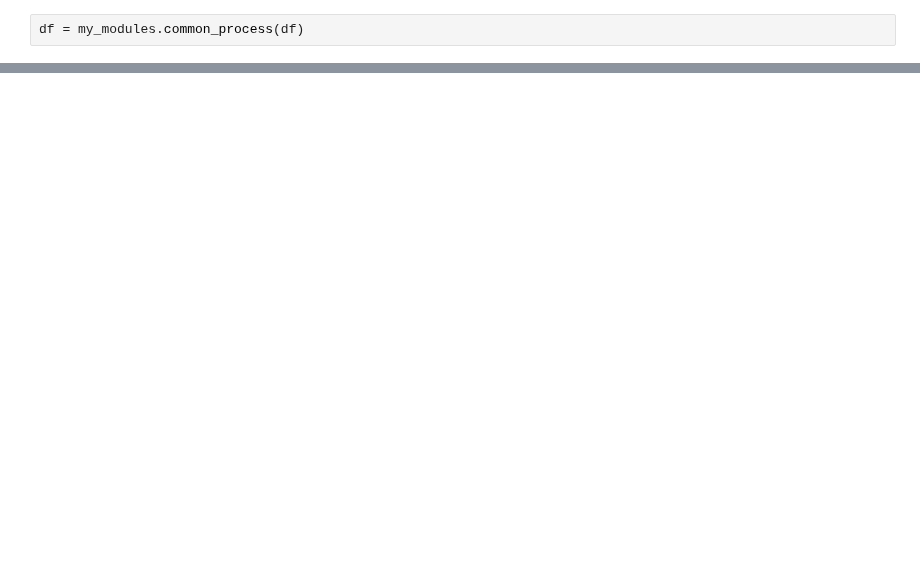
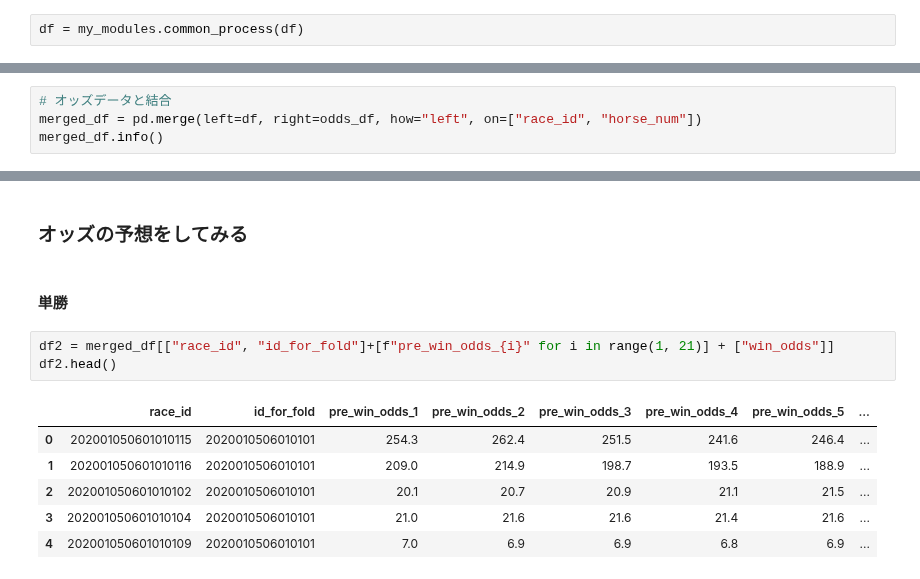
Before and after one commit to NaganagaKen/HORSE_RACING, a Jupyter notebook: Notebook/test.ipynb, the cells around one changed output, grey strips where cells are left out. Saved outputs shown, nothing was run; the diff lists cells and outputs as text; blank space fills up the shorter version.

```diff
--- a/Notebook/test.ipynb
+++ b/Notebook/test.ipynb
@@ -580,0 +124,4 @@ display(tmp2[(tmp2.place == "京都") & (tmp2.waku_num == 2)].head(15))
+# %%
+# オッズデータと結合
+merged_df = pd.merge(left=df, right=odds_df, how="left", on=["race_id", "horse_num"])
+merged_df.info()
@@ -580,0 +146,14 @@ display(tmp2[(tmp2.place == "京都") & (tmp2.waku_num == 2)].head(15))
+# %% [markdown]
+### オッズの予想をしてみる
+# %% [markdown]
+#### 単勝
+# %%
+df2 = merged_df[["race_id", "id_for_fold"]+[f"pre_win_odds_{i}" for i in range(1, 21)] + ["win_odds"]]
+df2.head()
+# %% [output]
+|  | race_id | id_for_fold | pre_win_odds_1 | pre_win_odds_2 | pre_win_odds_3 | pre_win_odds_4 | pre_win_odds_5 | ... |
+| 0 | 202001050601010115 | 2020010506010101 | 254.3 | 262.4 | 251.5 | 241.6 | 246.4 | ... |
+| 1 | 202001050601010116 | 2020010506010101 | 209.0 | 214.9 | 198.7 | 193.5 | 188.9 | ... |
+| 2 | 202001050601010102 | 2020010506010101 | 20.1 | 20.7 | 20.9 | 21.1 | 21.5 | ... |
+| 3 | 202001050601010104 | 2020010506010101 | 21.0 | 21.6 | 21.6 | 21.4 | 21.6 | ... |
+| 4 | 202001050601010109 | 2020010506010101 | 7.0 | 6.9 | 6.9 | 6.8 | 6.9 | ... |
```
Also changed, not shown: parts of 15 cells of this notebook, 4 other files.
